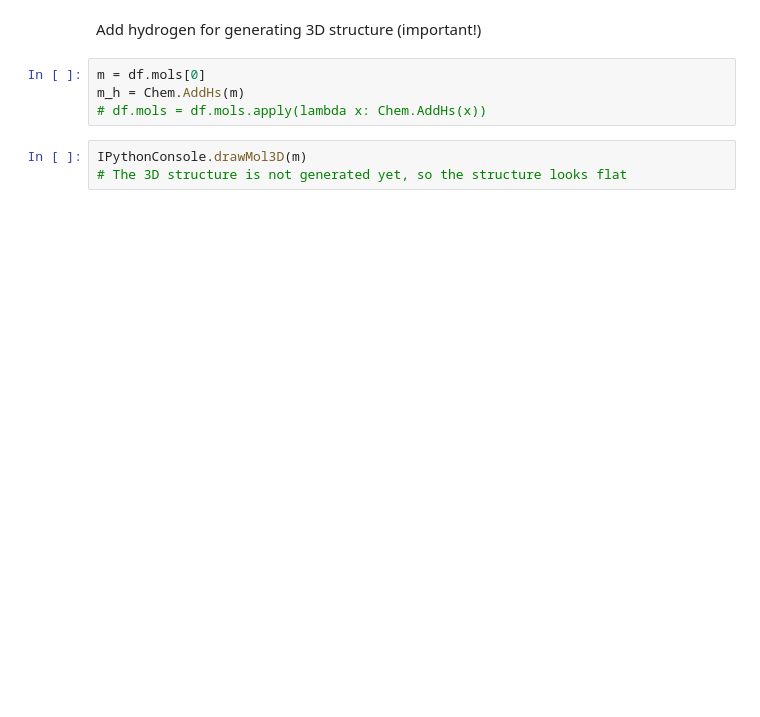
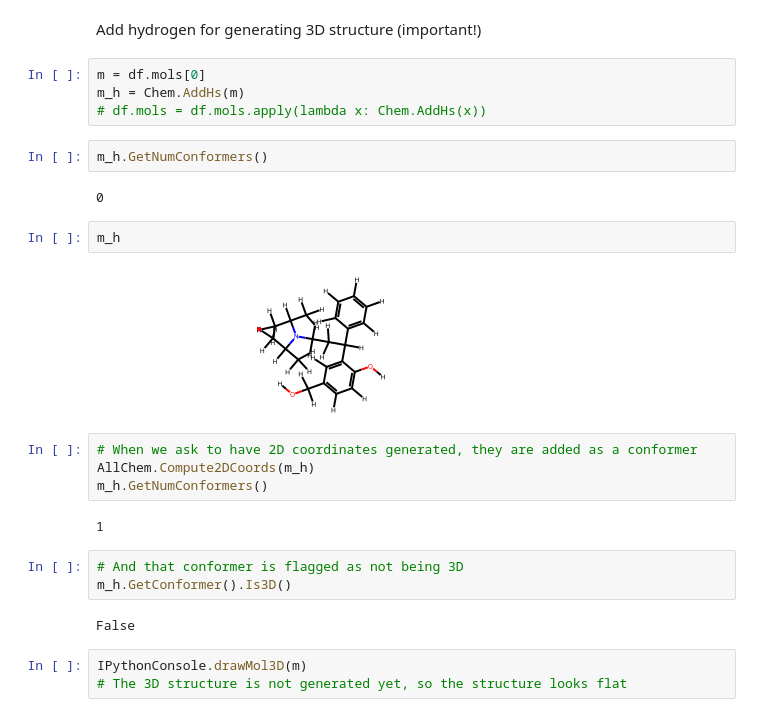
Before and after one commit to uentinnlea/MI_tool, a Jupyter notebook: RDKit/3d_structure_generation.ipynb, the cells around one changed output. Saved outputs shown, nothing was run; the diff lists cells and outputs as text; blank space fills up the shorter version.

```diff
--- a/RDKit/3d_structure_generation.ipynb
+++ b/RDKit/3d_structure_generation.ipynb
@@ -35,6 +35,25 @@ Add hydrogen for generating 3D structure (important!)
 m = df.mols[0]
 m_h = Chem.AddHs(m)
 # df.mols = df.mols.apply(lambda x: Chem.AddHs(x))
+# %%
+m_h.GetNumConformers()
+# %% [output]
+0
+# %%
+m_h
+# %% [output]
+[figure, added]
+# %%
+# When we ask to have 2D coordinates generated, they are added as a conformer
+AllChem.Compute2DCoords(m_h)
+m_h.GetNumConformers()
+# %% [output]
+1
+# %%
+# And that conformer is flagged as not being 3D
+m_h.GetConformer().Is3D()
+# %% [output]
+False
 # %%
 IPythonConsole.drawMol3D(m)
 # The 3D structure is not generated yet, so the structure looks flat
```
Also changed, not shown: parts of 2 cells of this notebook, 2 other files.
